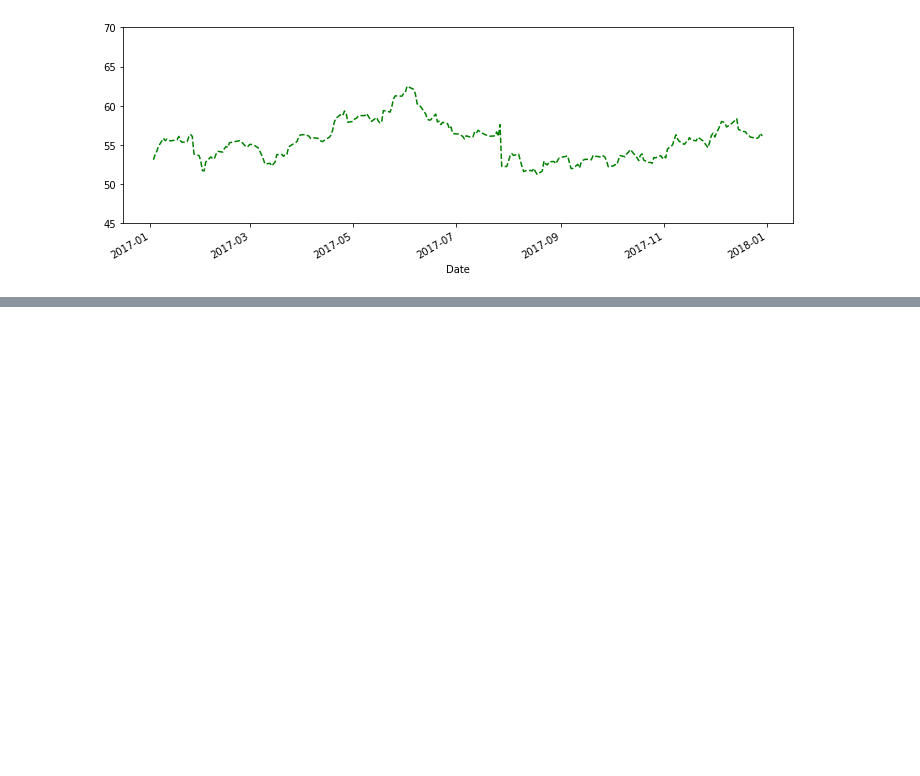
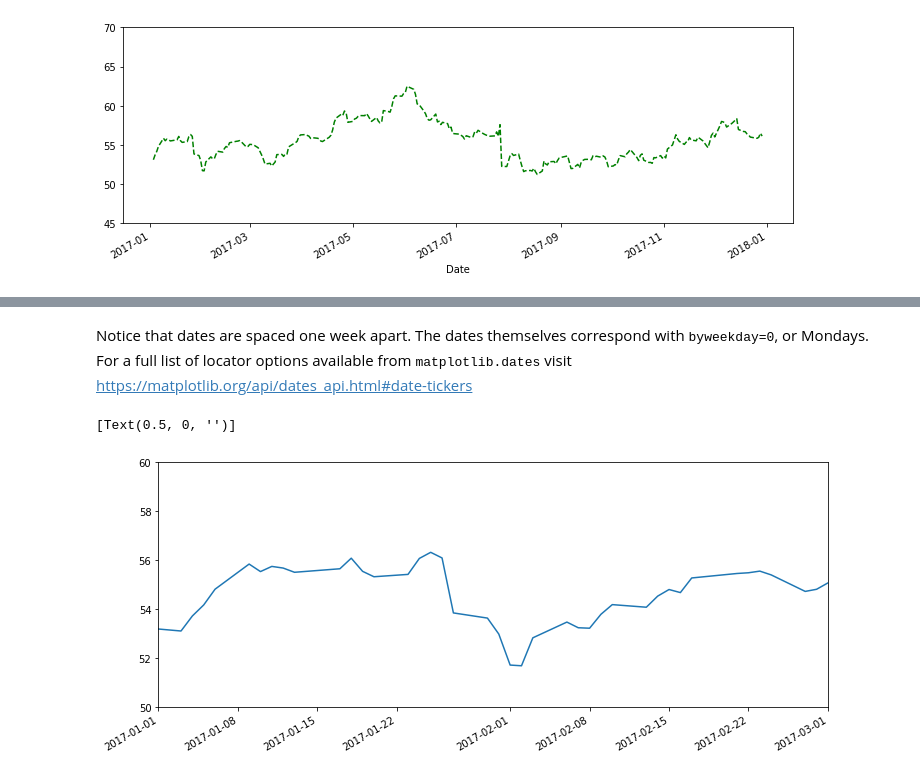
Before and after one commit to StevTobs/TimeSeries_Python, a Jupyter notebook: Time_Series_with_Pandas.ipynb, the cells around one changed output, grey strips where cells are left out. Cells and saved outputs as stored; diff of their text form; code cells hidden in the pictures; blank space fills up the shorter version.

```diff
--- a/Time_Series_with_Pandas.ipynb
+++ b/Time_Series_with_Pandas.ipynb
@@ -633,0 +663,10 @@ df['Close']['2017-01-01':'2017-12-31'].plot(figsize=(12,4), ylim=[45,70],ls='--'
+# %% [markdown]
+Notice that dates are spaced one week apart. The dates themselves correspond with <tt>byweekday=0</tt>, or Mondays.<br>
+For a full list of locator options available from <tt>matplotlib.dates</tt> visit <a href='https://matplotlib.org/api/dates_api.html#date-tickers'>https://matplotlib.org/api/dates_api.html#date-tickers</a>
+# %%
+#Seting the new space of the x-axis (see more locating technique on the link upper!)
+ax = df['Close'].plot(xlim=['2017-01-01','2017-03-01'],ylim=[50,60],figsize=(12,5))
+ax.set(xlabel = '')
+# %% [output]
+[Text(0.5, 0, '')]
+[figure, added]
```
Also changed, not shown: parts of 14 cells of this notebook.
